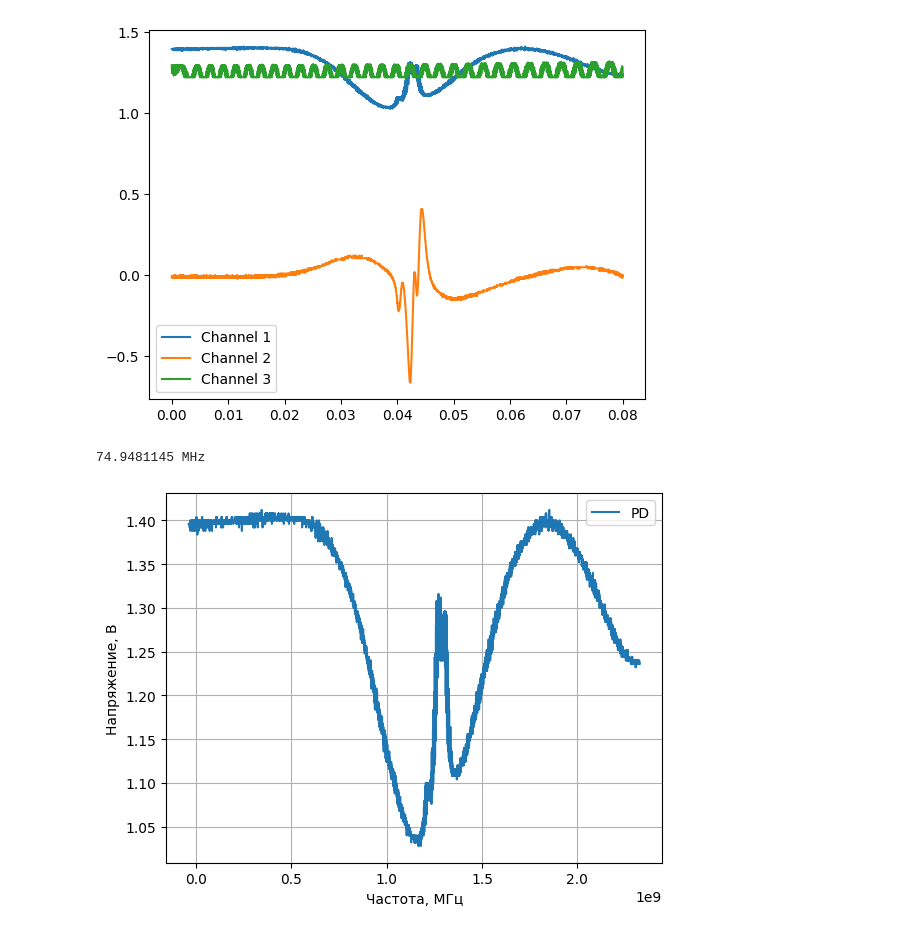
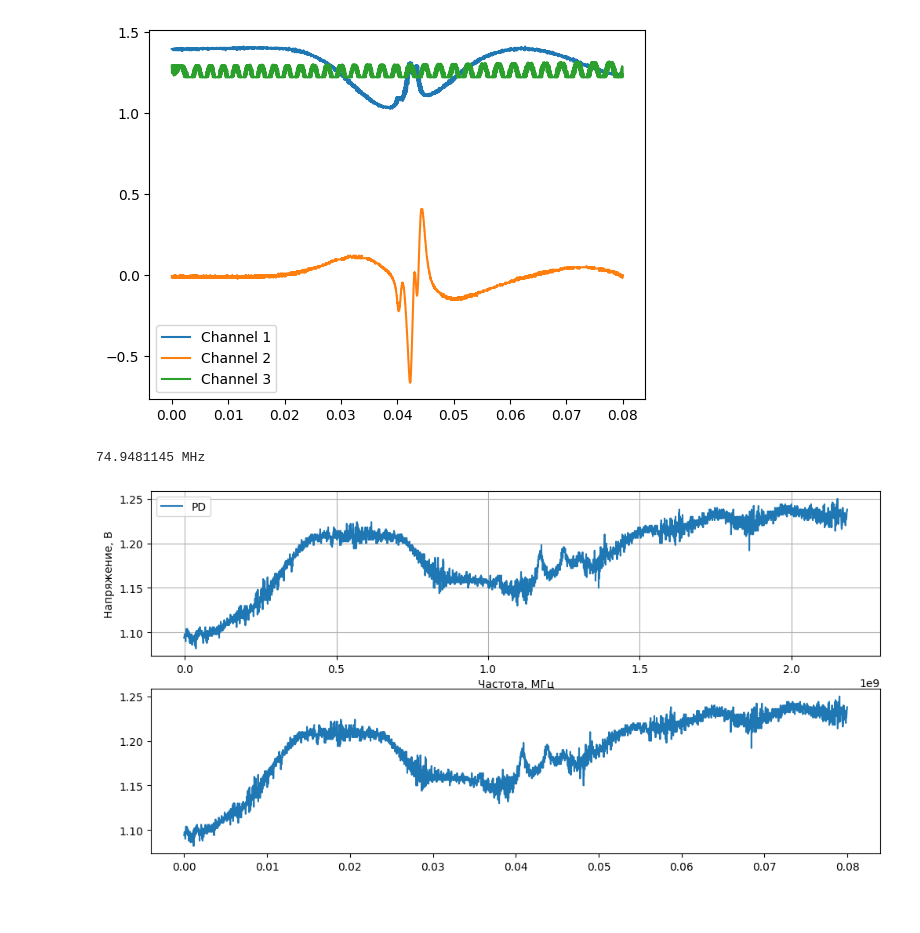
Before and after one commit to RedBrean/term2, a Jupyter notebook: term6/labs/Rb_II_data/rb.ipynb, the cells around one changed output. Cells and saved outputs as stored; diff of their text form; code cells hidden in the pictures.

```diff
--- a/term6/labs/Rb_II_data/rb.ipynb
+++ b/term6/labs/Rb_II_data/rb.ipynb
@@ -142,33 +142,34 @@ def data_parse(file_name):
     peaks_x, distances, fig_peaks = find_peaks_and_make_nu(data)
     def delta_nu(t):
         if t < peaks_x[0]:
             # Extrapolate using first interval
             dt = peaks_x[1] - peaks_x[0]
             fraction = (t - peaks_x[0]) / dt
             return dnu * fraction
         elif t > peaks_x[-1]:
             # Extrapolate using last interval
             dt = peaks_x[-1] - peaks_x[-2]
             fraction = (t - peaks_x[-1]) / dt
             return dnu * (len(peaks_x) - 1 + fraction)
         else:
             # Original logic
             i = len(peaks_x[peaks_x < t]) - 1
             fraction = (t - peaks_x[i]) / (peaks_x[i+1] - peaks_x[i])
             return dnu * (i + fraction)
 
 
     data["nu"] = data["Time, s"].apply(delta_nu)
 
-    fig_PD, ax_PD = plt.subplots()
+    fig_PD, (ax_PD, ax_PD_2) = plt.subplots(2, 1, figsize=(12, 6))
     ax_PD.plot(data["nu"], data["PD"], label="PD")
+    ax_PD_2.plot(data["Time, s"], data["PD"], label="PD")
     ax_PD.set_xlabel("Частота, МГц")
     ax_PD.set_ylabel("Напряжение, В")
     ax_PD.legend()
     ax_PD.grid()
     display(fig_PD)
 
-data_parse("85_F3_SD.txt")
+data_parse("87f2.txt")
 # %% [output]
 74.9481145 MHz
-[figure, old version]
+[figure, new version]
```
